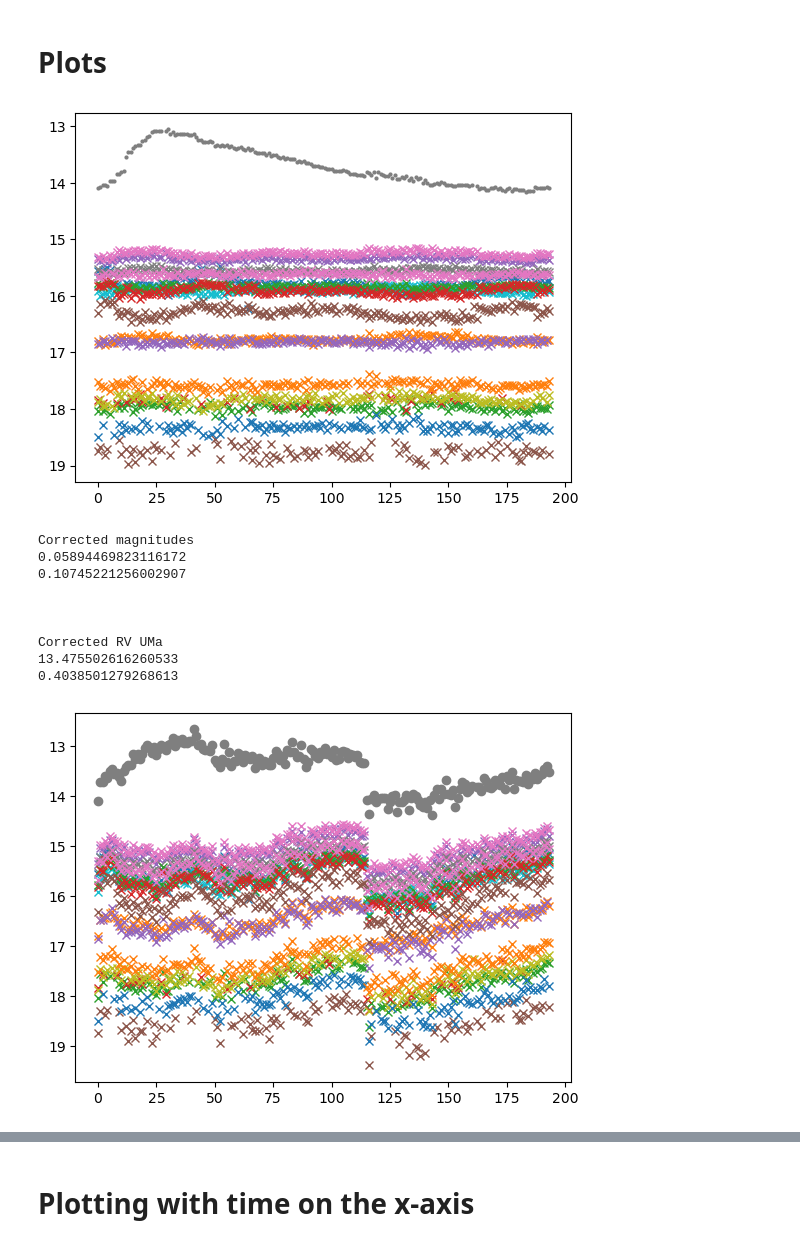
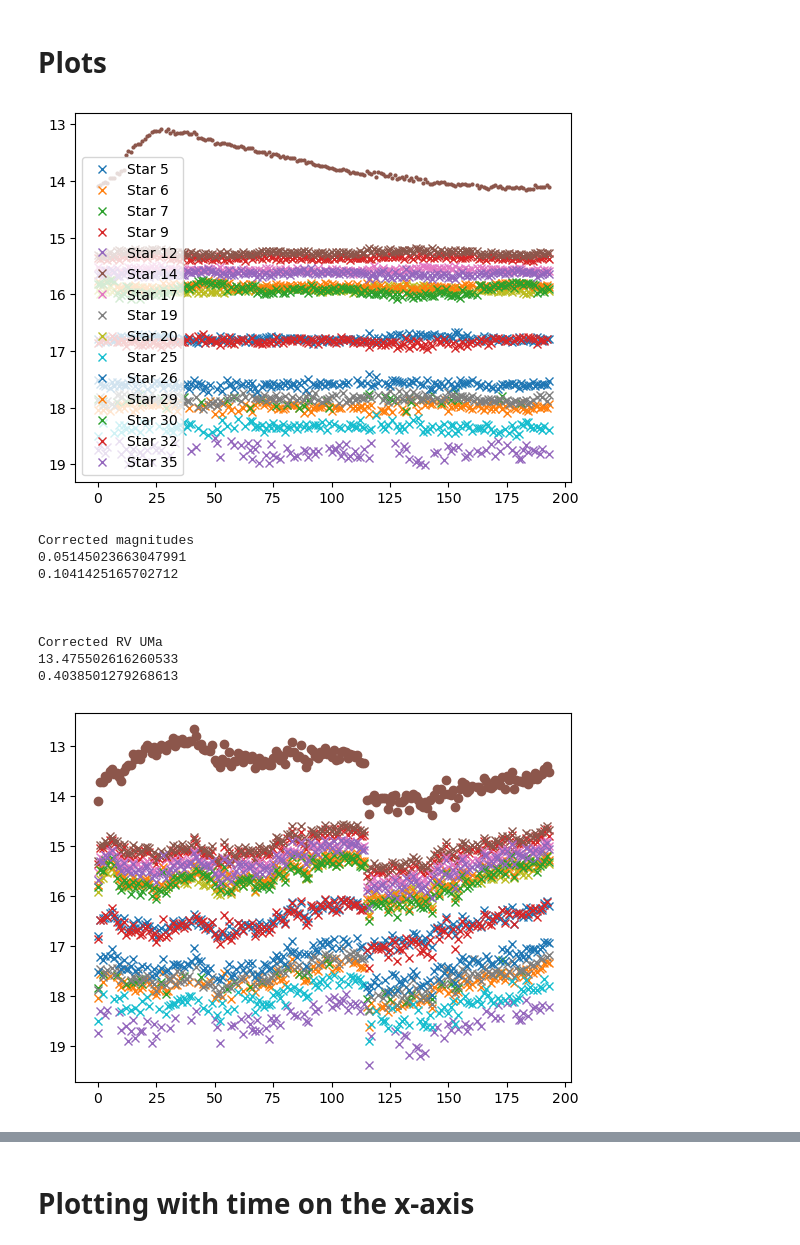
Before and after one commit to npi2015/Mphys-project, a Jupyter notebook: Notebooks/all_RV_UMa_nights_Blue.ipynb, the cells around one changed output, grey strips where cells are left out. Saved outputs shown, nothing was run; the diff lists cells and outputs as text; code cells hidden in the pictures.

```diff
--- a/Notebooks/all_RV_UMa_nights_Blue.ipynb
+++ b/Notebooks/all_RV_UMa_nights_Blue.ipynb
@@ -231,3 +227,14 @@ for lst in method_2_list_sources:
             all_positions_dict[index].append(item)
 # %%
 position_df = pd.DataFrame(all_positions_dict)
+# %%
+x_positions = list()
+y_positions = list()
+
+for i in position_df.iloc[:, 5]:
+    if type(i) is tuple:
+        x_positions.append(i[0])
+        y_positions.append(i[1])
+    else:
+        x_positions.append(np.nan)
+        y_positions.append(np.nan)
@@ -336,7 +356,7 @@ for index, lst in enumerate(magnitude_list_standard_stars):
 [figure]
 ... (21 outputs left out)
 # %%
-bad_stars_index = [0, 1, 2, 8, 10, 11, 15, 16, 18, 21, 22, 24, 27, 31, 33, 36]
+bad_stars_index = [0, 1, 2, 4, 8, 10, 11, 15, 16, 18, 21, 22, 24, 27, 31, 33,34, 36]
 
 corrected_stars_index = [i for i in range(len(sources_first_array_no_duplicates)) if i not in bad_stars_index and i not in saturated_stars_and_RV_UMa]
 
@@ -374,11 +394,11 @@ for star in magnitude_list_standard_stars:
 # %%
 for index, star in enumerate(corrected_magnitudes):
     plt.plot(star, 'x', label = f'Star {corrected_stars_index[index]}')
 plt.plot(corrected_RV_UMa_magnitude, 'o', markersize = 2)
-# plt.legend()
+plt.legend()
 plt.gca().invert_yaxis();
 # %% [output]
-[figure, old version]
+[figure, new version]
 # %%
 print('Corrected magnitudes')
 print(np.mean(np.nanstd(corrected_magnitudes, axis = 1)))
@@ -389,8 +409,8 @@ print(np.nanmean(RV_UMa_magnitudes[0]))
 print(np.nanstd(RV_UMa_magnitudes[0]))
 # %% [output]
 Corrected magnitudes
-0.05894469823116172
-0.10745221256002907
+0.05145023663047991
+0.1041425165702712
 
 
 
@@ -404,7 +424,7 @@ for star in magnitude_list_standard_stars:
 plt.plot(RV_UMa_magnitudes[0], 'o')
 plt.gca().invert_yaxis();
 # %% [output]
-[figure, old version]
+[figure, new version]
 # %%
 print('Not corrected magnitudes')
 print(np.mean(np.nanstd(magnitude_list_standard_stars, axis = 1)))
```
Also changed, not shown: parts of 14 cells of this notebook, 46 other files.
